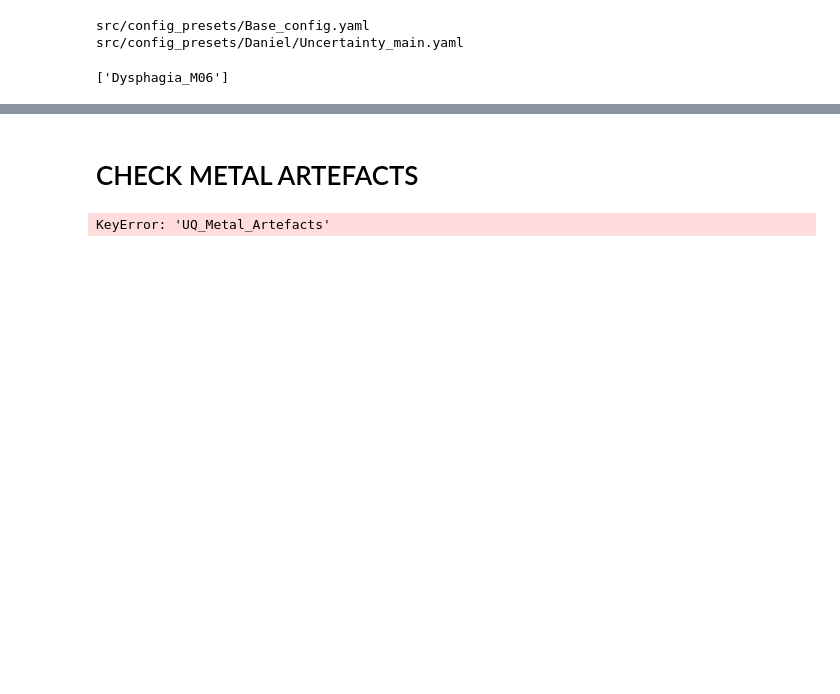
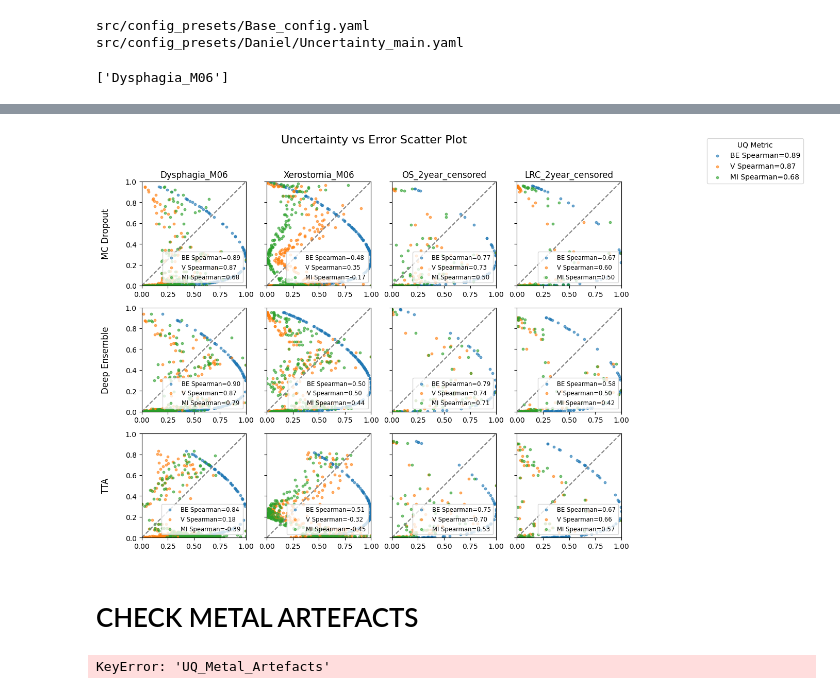
Before and after one commit to DLinRadiotherapyUMCG/PR3DICTR, a Jupyter notebook: metrics_testing.ipynb, the cells around one changed output, grey strips where cells are left out. Saved outputs shown, nothing was run; the diff lists cells and outputs as text; code cells hidden in the pictures; blank space fills up the shorter version.

```diff
--- a/metrics_testing.ipynb
+++ b/metrics_testing.ipynb
@@ -170,3 +208,8 @@ plt.show()
+# %%
+fig = plot_nested_UQ(UQ_RESULTS_DICT, ENDPOINT_TYPES, UQ_methods_list, UQ_metrics_list, plot_type="uncertainty_error_correlation", row_key="method", col_key="endpoint", normalisation_method="minmax")
+plt.show()
+# %% [output]
+[figure, added]
 # %% [markdown]
 # CHECK METAL ARTEFACTS
 # %%
```
Also changed, not shown: parts of 4 cells of this notebook, 10 other files.
